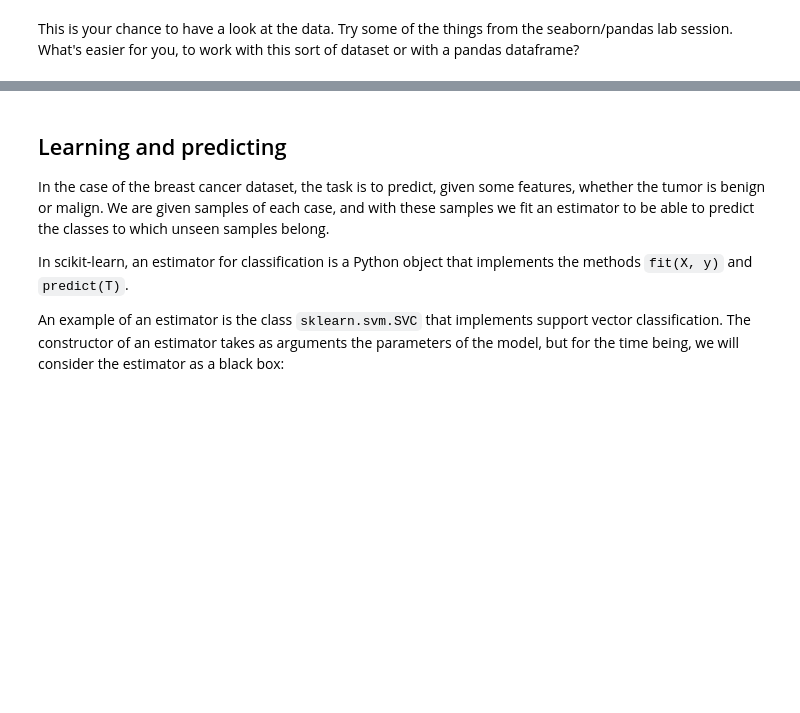
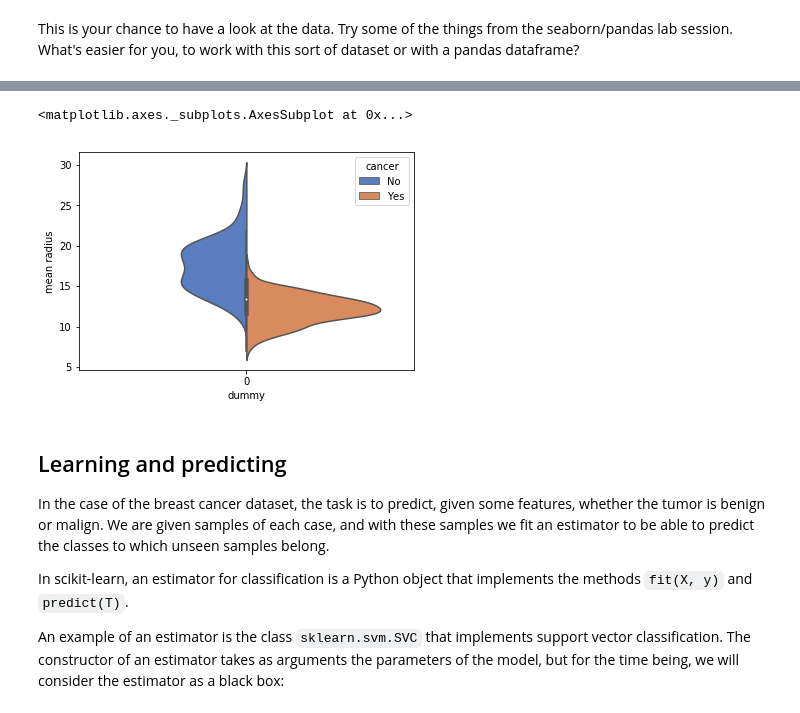
Before and after one commit to clyce/ce888labs, a Jupyter notebook: lab3/Breast_Cancer_dataset.ipynb, the cells around one changed output, grey strips where cells are left out. Saved outputs shown, nothing was run; the diff lists cells and outputs as text; code cells hidden in the pictures; blank space fills up the shorter version.

```diff
--- a/lab3/Breast_Cancer_dataset.ipynb
+++ b/lab3/Breast_Cancer_dataset.ipynb
@@ -90,6 +93,14 @@ plt.ylabel(cancer.feature_names[1])
 # %%
 # Insert your own code visualization/analysis here.
 # Try to come up with a method that you can use to determine whether your data requires any sort of standarisation.
+import pandas as pd
+cancer_df = pd.DataFrame(cancer.data, columns=cancer.feature_names)
+cancer_df['cancer'] = pd.Series(['Yes' if x == 1 else 'No' for x in cancer.target], index=cancer_df.index)
+cancer_df['dummy'] = pd.Series([0 for _ in range(569)], index=cancer_df.index)
+sns.violinplot(data=cancer_df, x='dummy', y='mean radius', hue='cancer', split=True, palette="muted")
+# %% [output]
+<matplotlib.axes._subplots.AxesSubplot at 0x...>
+[figure, added]
 # %% [markdown]
 ## Learning and predicting
 In the case of the breast cancer dataset, the task is to predict, given some features, whether the tumor is benign or malign. We are given samples of each case, and with these samples we fit an estimator to be able to predict the classes to which unseen samples belong.
```
Also changed, not shown: parts of 21 cells of this notebook.
